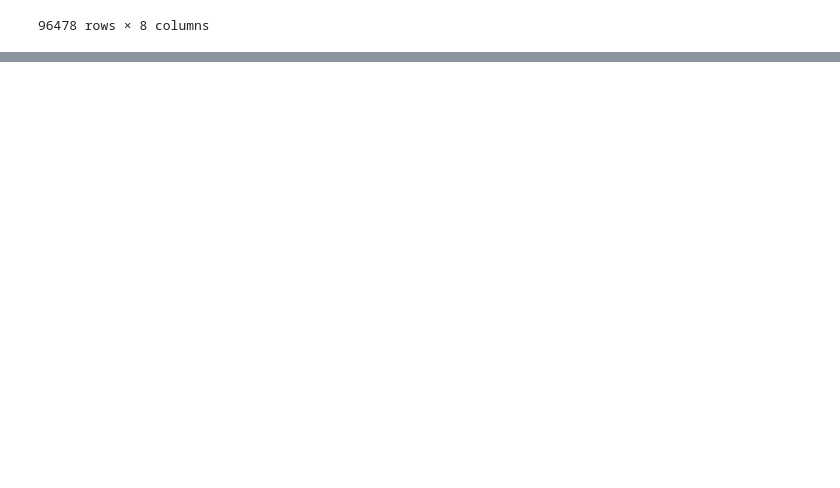
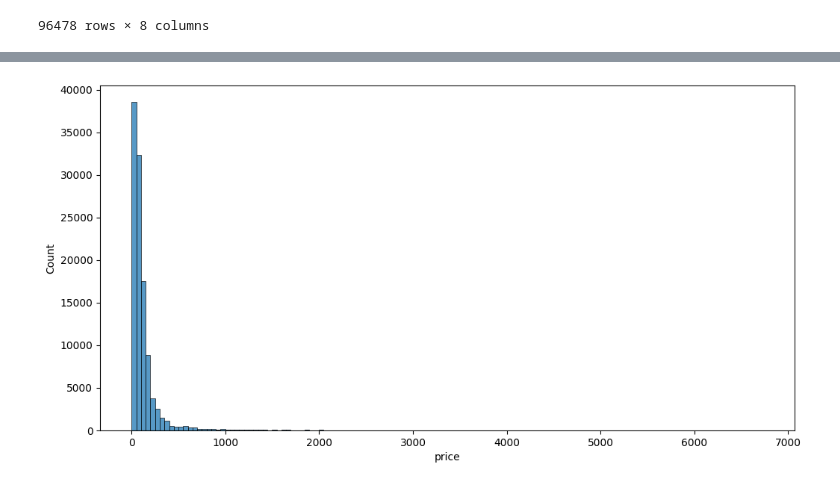
Before and after one commit to andrezataina/on33-python-s14-analise-de-dados, a Jupyter notebook: exercicios/para-sala/questoes-aula2.ipynb, the cells around one changed output, grey strips where cells are left out. Cells and saved outputs as stored; diff of their text form; code cells hidden in the pictures; blank space fills up the shorter version.

```diff
--- a/exercicios/para-sala/questoes-aula2.ipynb
+++ b/exercicios/para-sala/questoes-aula2.ipynb
@@ -385,0 +456,4 @@ df_pedidos
+# %%
+#mudando a coluna de int para string
+df_consumidor = pd.read_csv('olist_customers_dataset.csv', dtype={"customer_zip_code_prefix": "string"})
+df_consumidor
@@ -385,0 +489,3 @@ df_pedidos
+# %%
+df_consumidor = df_consumidor.drop('customer_unique_id', axis=1)
+df_consumidor
@@ -385,0 +506,3 @@ df_pedidos
+# %%
+df_olist = pd.merge(df_pedidos, df_itens_pedido, on='order_id', how= 'inner')
+df_olist.head()
@@ -385,0 +516,3 @@ df_pedidos
+# %%
+df_olist = pd.merge(df_olist, df_consumidor, on='customer_id', how= 'inner')
+df_olist.head()
@@ -385,0 +552,6 @@ df_pedidos
+# %%
+plt.figure(figsize=(12,6))
+sns.histplot(df_olist.price, binwidth=50) #binwidth é o tamanho da barra
+plt.show()
+# %% [output]
+[figure, added]
```
Also changed, not shown: parts of 26 cells of this notebook, 8 other files.
